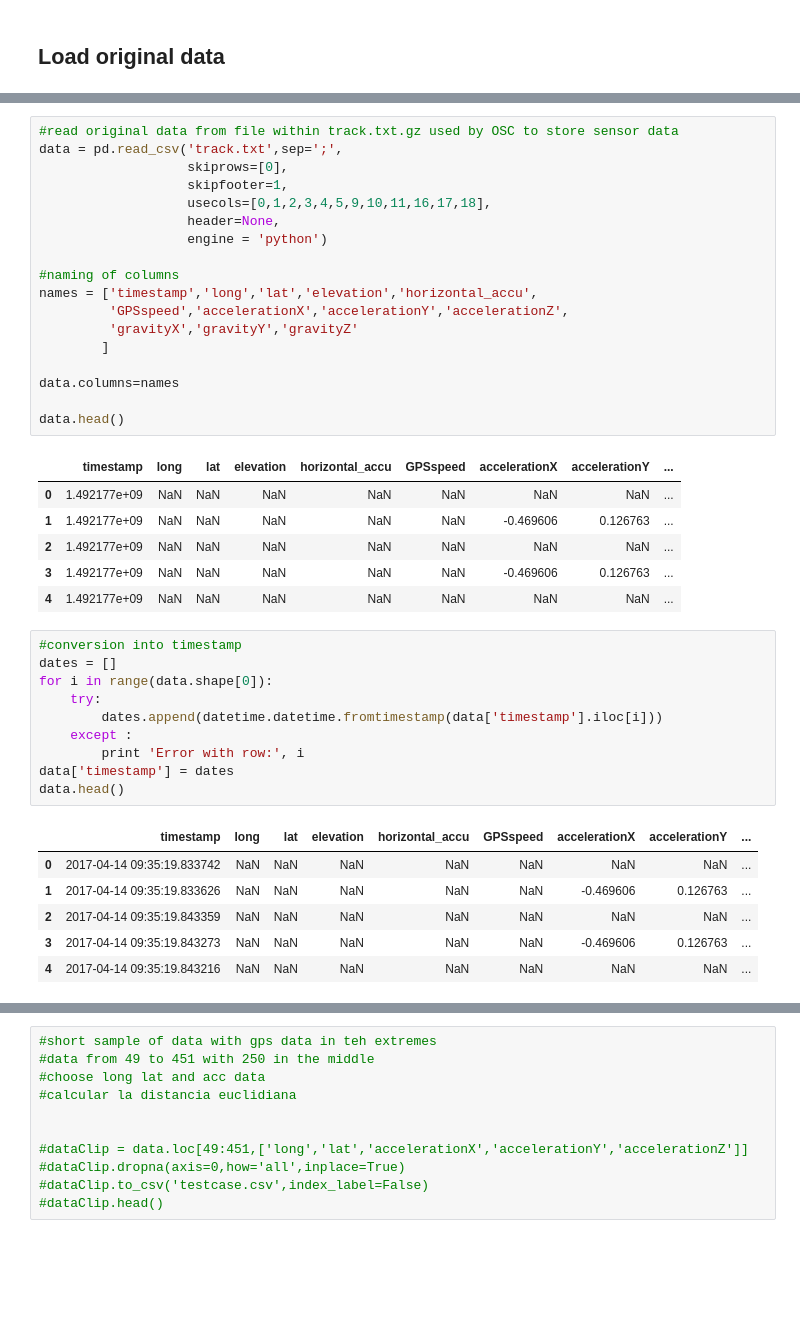
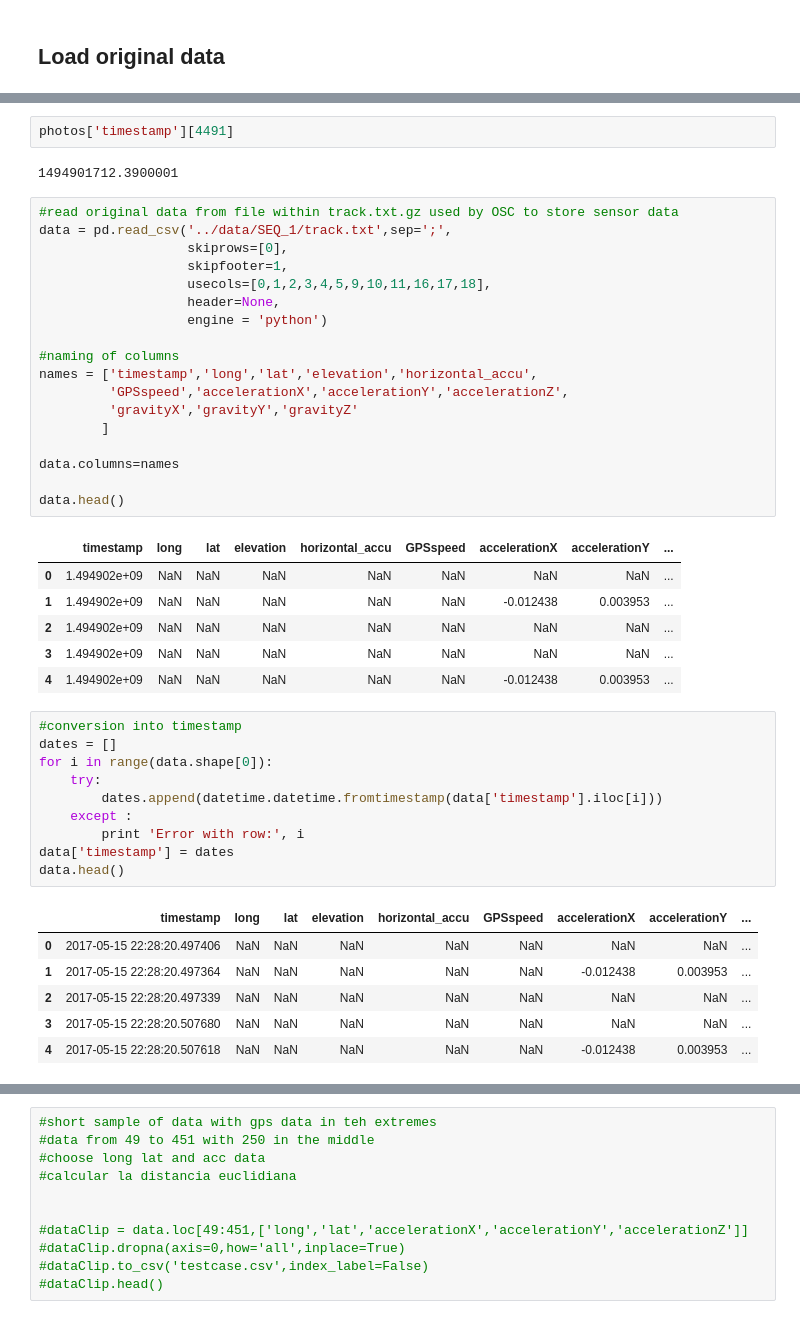
Before and after one commit to alephcero/OSCstats, a Jupyter notebook: loadOSCdata.ipynb, the cells around one changed output, grey strips where cells are left out. Cells and saved outputs as stored; diff of their text form; blank space fills up the shorter version.

```diff
--- a/loadOSCdata.ipynb
+++ b/loadOSCdata.ipynb
@@ -23,28 +40,32 @@ phone info: motorola Moto G (4);7.0;1.1.6;2.0.4;video
+# %%
+photos['timestamp'][4491]
+# %% [output]
+1494901712.3900001
 # %%
 #read original data from file within track.txt.gz used by OSC to store sensor data
-data = pd.read_csv('track.txt',sep=';',
+data = pd.read_csv('../data/SEQ_1/track.txt',sep=';',
                    skiprows=[0],
                    skipfooter=1,
                    usecols=[0,1,2,3,4,5,9,10,11,16,17,18],
                    header=None,
                    engine = 'python')
 
 #naming of columns
 names = ['timestamp','long','lat','elevation','horizontal_accu',
          'GPSspeed','accelerationX','accelerationY','accelerationZ',
          'gravityX','gravityY','gravityZ'
         ]
 
 data.columns=names
 
 data.head()
 # %% [output]
 |  | timestamp | long | lat | elevation | horizontal_accu | GPSspeed | accelerationX | accelerationY | ... |
-| 0 | 1.492177e+09 | NaN | NaN | NaN | NaN | NaN | NaN | NaN | ... |
-| 1 | 1.492177e+09 | NaN | NaN | NaN | NaN | NaN | -0.469606 | 0.126763 | ... |
-| 2 | 1.492177e+09 | NaN | NaN | NaN | NaN | NaN | NaN | NaN | ... |
-| 3 | 1.492177e+09 | NaN | NaN | NaN | NaN | NaN | -0.469606 | 0.126763 | ... |
-| 4 | 1.492177e+09 | NaN | NaN | NaN | NaN | NaN | NaN | NaN | ... |
+| 0 | 1.494902e+09 | NaN | NaN | NaN | NaN | NaN | NaN | NaN | ... |
+| 1 | 1.494902e+09 | NaN | NaN | NaN | NaN | NaN | -0.012438 | 0.003953 | ... |
+| 2 | 1.494902e+09 | NaN | NaN | NaN | NaN | NaN | NaN | NaN | ... |
+| 3 | 1.494902e+09 | NaN | NaN | NaN | NaN | NaN | NaN | NaN | ... |
+| 4 | 1.494902e+09 | NaN | NaN | NaN | NaN | NaN | -0.012438 | 0.003953 | ... |
 # %%
 #conversion into timestamp
 dates = []
@@ -57,11 +78,11 @@ data['timestamp'] = dates
 data.head()
 # %% [output]
 |  | timestamp | long | lat | elevation | horizontal_accu | GPSspeed | accelerationX | accelerationY | ... |
-| 0 | 2017-04-14 09:35:19.833742 | NaN | NaN | NaN | NaN | NaN | NaN | NaN | ... |
-| 1 | 2017-04-14 09:35:19.833626 | NaN | NaN | NaN | NaN | NaN | -0.469606 | 0.126763 | ... |
-| 2 | 2017-04-14 09:35:19.843359 | NaN | NaN | NaN | NaN | NaN | NaN | NaN | ... |
-| 3 | 2017-04-14 09:35:19.843273 | NaN | NaN | NaN | NaN | NaN | -0.469606 | 0.126763 | ... |
-| 4 | 2017-04-14 09:35:19.843216 | NaN | NaN | NaN | NaN | NaN | NaN | NaN | ... |
+| 0 | 2017-05-15 22:28:20.497406 | NaN | NaN | NaN | NaN | NaN | NaN | NaN | ... |
+| 1 | 2017-05-15 22:28:20.497364 | NaN | NaN | NaN | NaN | NaN | -0.012438 | 0.003953 | ... |
+| 2 | 2017-05-15 22:28:20.497339 | NaN | NaN | NaN | NaN | NaN | NaN | NaN | ... |
+| 3 | 2017-05-15 22:28:20.507680 | NaN | NaN | NaN | NaN | NaN | NaN | NaN | ... |
+| 4 | 2017-05-15 22:28:20.507618 | NaN | NaN | NaN | NaN | NaN | -0.012438 | 0.003953 | ... |
 # %%
 #remove all empty rows except timestamp
 emtpy = data.iloc[:,1:].isnull().sum(axis=1) == data.shape[1]-1
```
Also changed, not shown: parts of 16 cells of this notebook, 3 other files.
